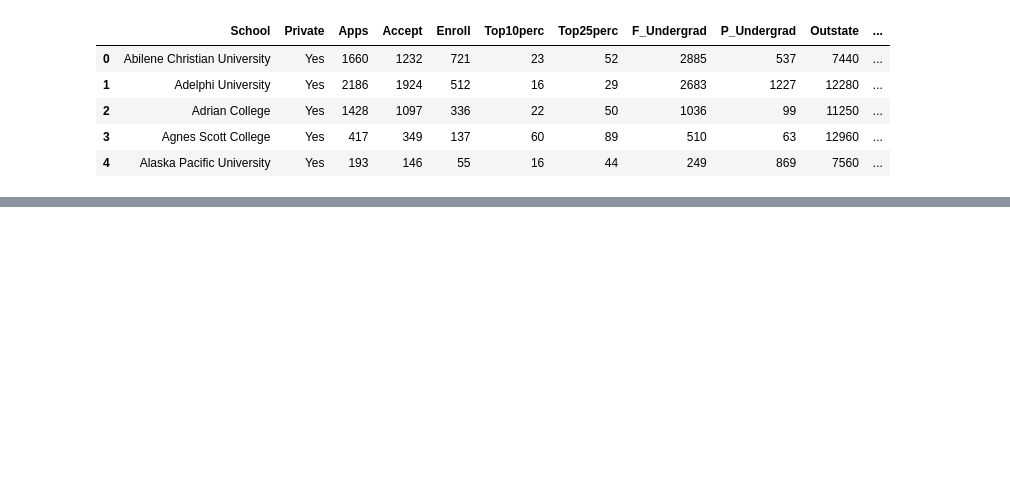
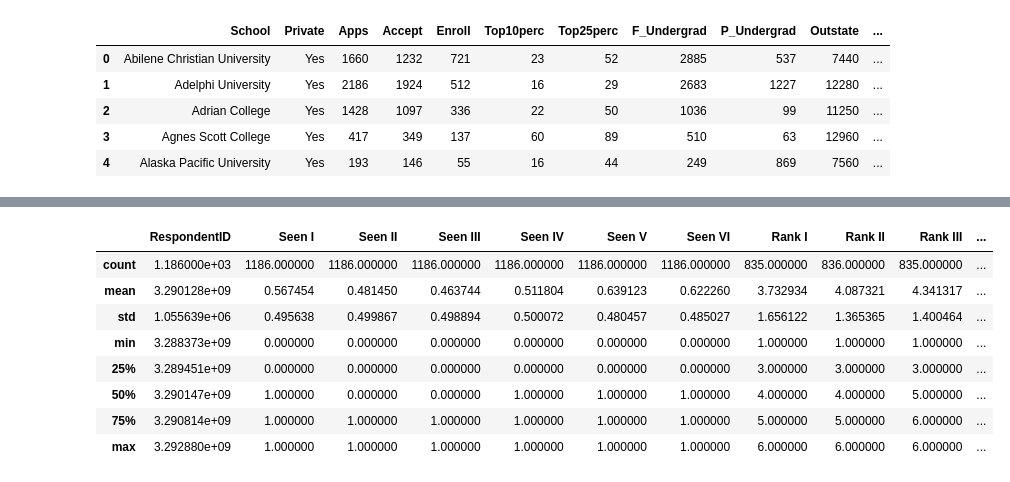
Before and after one commit to cornwell/math371-S25, a Jupyter notebook: GettingStarted/scratch-notebook.ipynb, the cells around one changed output, grey strips where cells are left out. Saved outputs shown, nothing was run; the diff lists cells and outputs as text; code cells hidden in the pictures; blank space fills up the shorter version.

```diff
--- a/GettingStarted/scratch-notebook.ipynb
+++ b/GettingStarted/scratch-notebook.ipynb
@@ -37,0 +148,12 @@ ads = pd.read_csv('../DataSets/Advertising.csv')
+# %%
+sw.describe()
+# %% [output]
+|  | RespondentID | Seen I | Seen II | Seen III | Seen IV | Seen V | Seen VI | Rank I | Rank II | Rank III | ... |
+| count | 1.186000e+03 | 1186.000000 | 1186.000000 | 1186.000000 | 1186.000000 | 1186.000000 | 1186.000000 | 835.000000 | 836.000000 | 835.000000 | ... |
+| mean | 3.290128e+09 | 0.567454 | 0.481450 | 0.463744 | 0.511804 | 0.639123 | 0.622260 | 3.732934 | 4.087321 | 4.341317 | ... |
+| std | 1.055639e+06 | 0.495638 | 0.499867 | 0.498894 | 0.500072 | 0.480457 | 0.485027 | 1.656122 | 1.365365 | 1.400464 | ... |
+| min | 3.288373e+09 | 0.000000 | 0.000000 | 0.000000 | 0.000000 | 0.000000 | 0.000000 | 1.000000 | 1.000000 | 1.000000 | ... |
+| 25% | 3.289451e+09 | 0.000000 | 0.000000 | 0.000000 | 0.000000 | 0.000000 | 0.000000 | 3.000000 | 3.000000 | 3.000000 | ... |
+| 50% | 3.290147e+09 | 1.000000 | 0.000000 | 0.000000 | 1.000000 | 1.000000 | 1.000000 | 4.000000 | 4.000000 | 5.000000 | ... |
+| 75% | 3.290814e+09 | 1.000000 | 1.000000 | 1.000000 | 1.000000 | 1.000000 | 1.000000 | 5.000000 | 5.000000 | 6.000000 | ... |
+| max | 3.292880e+09 | 1.000000 | 1.000000 | 1.000000 | 1.000000 | 1.000000 | 1.000000 | 6.000000 | 6.000000 | 6.000000 | ... |
```
Also changed, not shown: parts of 65 cells of this notebook, 11 other files.
